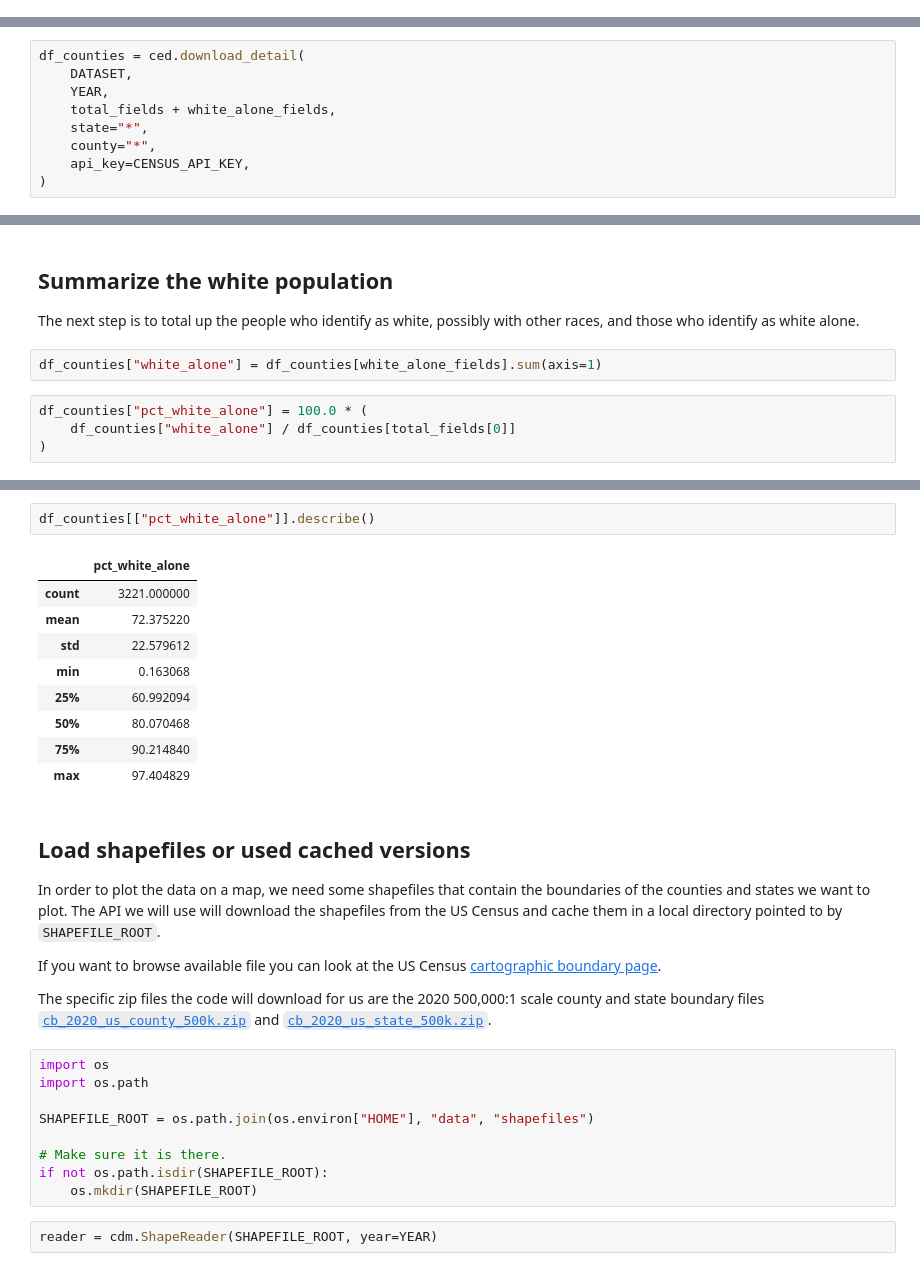
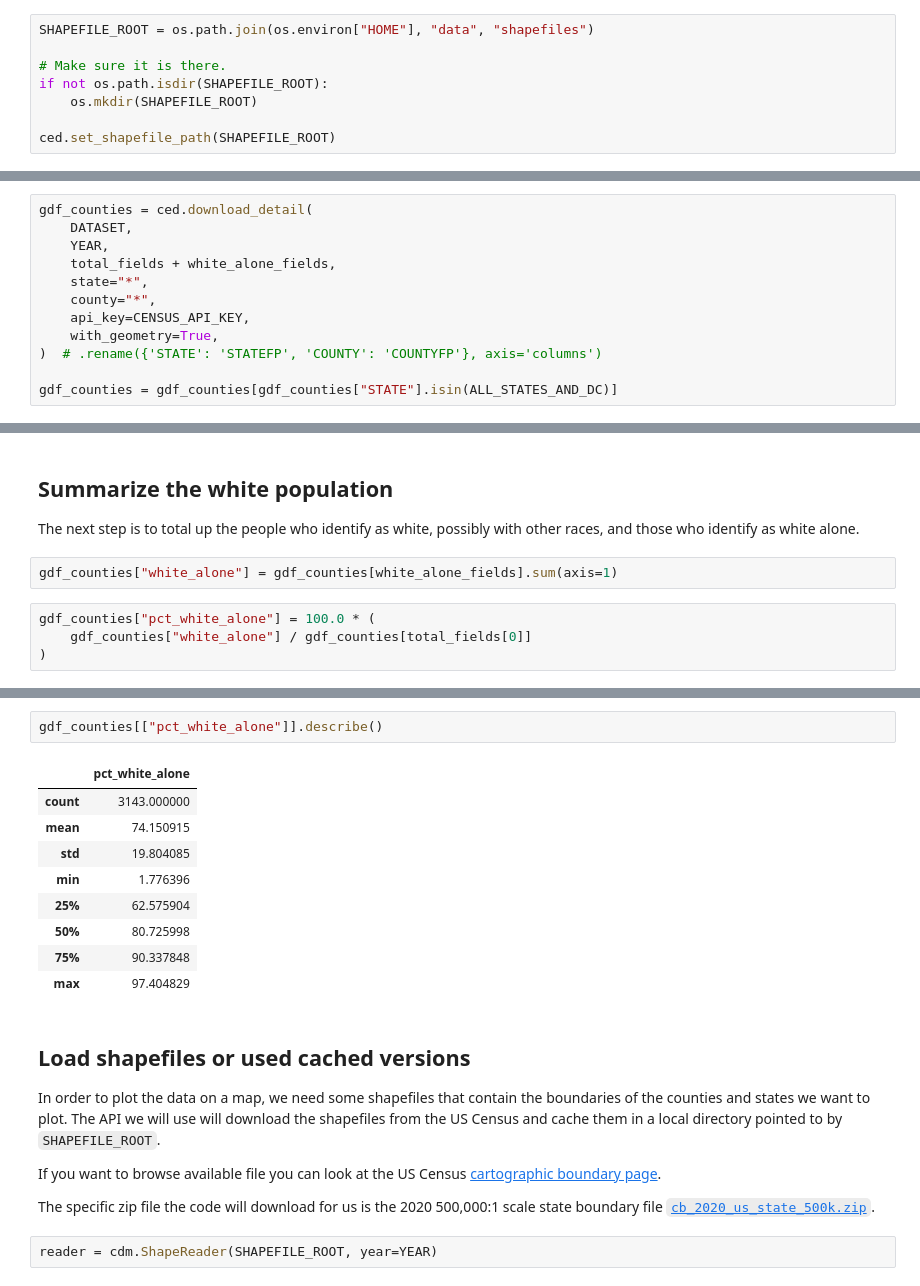
Before and after one commit to censusdis/censusdis, a Jupyter notebook: notebooks/Seeing White.ipynb, the cells around one changed output, grey strips where cells are left out. Drawn from its saved outputs; the diff is of its cells as text.

```diff
--- a/notebooks/Seeing White.ipynb
+++ b/notebooks/Seeing White.ipynb
@@ -40,6 +40,14 @@ For more details on what we are setting up here, see the comments
 in this [introductory notebook](https://github.com/vengroff/censusdis/blob/main/notebooks/SoMa%20DIS%20Demo.ipynb).
 # %%
 CENSUS_API_KEY = None
+# %%
+SHAPEFILE_ROOT = os.path.join(os.environ["HOME"], "data", "shapefiles")
+
+# Make sure it is there.
+if not os.path.isdir(SHAPEFILE_ROOT):
+    os.mkdir(SHAPEFILE_ROOT)
+
+ced.set_shapefile_path(SHAPEFILE_ROOT)
 # %%
 YEAR = 2020
 DATASET = "dec/pl"
@@ -78,10 +86,13 @@ Now that we know what fields we are interested in we can load data for those fie
 # %%
-df_counties = ced.download_detail(
+gdf_counties = ced.download_detail(
     DATASET,
     YEAR,
     total_fields + white_alone_fields,
     state="*",
     county="*",
     api_key=CENSUS_API_KEY,
-)
+    with_geometry=True,
+)  # .rename({'STATE': 'STATEFP', 'COUNTY': 'COUNTYFP'}, axis='columns')
+
+gdf_counties = gdf_counties[gdf_counties["STATE"].isin(ALL_STATES_AND_DC)]
 # %%
@@ -99,9 +110,9 @@ df_counties.head()
 The next step is to total up the people who identify as white, possibly with other races,
 and those who identify as white alone.
 # %%
-df_counties["white_alone"] = df_counties[white_alone_fields].sum(axis=1)
+gdf_counties["white_alone"] = gdf_counties[white_alone_fields].sum(axis=1)
 # %%
-df_counties["pct_white_alone"] = 100.0 * (
-    df_counties["white_alone"] / df_counties[total_fields[0]]
+gdf_counties["pct_white_alone"] = 100.0 * (
+    gdf_counties["white_alone"] / gdf_counties[total_fields[0]]
 )
 # %%
@@ -114,16 +125,16 @@ df_counties[total_fields + ["white_alone", "pct_white_alone"]].head()
 | 3 | 22293 | 16442 | 73.754093 |
 | 4 | 59134 | 49764 | 84.154632 |
 # %%
-df_counties[["pct_white_alone"]].describe()
+gdf_counties[["pct_white_alone"]].describe()
 # %% [output]
 |  | pct_white_alone |
-| count | 3221.000000 |
-| mean | 72.375220 |
-| std | 22.579612 |
-| min | 0.163068 |
-| 25% | 60.992094 |
-| 50% | 80.070468 |
-| 75% | 90.214840 |
+| count | 3143.000000 |
+| mean | 74.150915 |
+| std | 19.804085 |
+| min | 1.776396 |
+| 25% | 62.575904 |
+| 50% | 80.725998 |
+| 75% | 90.337848 |
 | max | 97.404829 |
 # %% [markdown]
 ## Load shapefiles or used cached versions
@@ -136,18 +147,8 @@ them in a local directory pointed to by `SHAPEFILE_ROOT`.
 If you want to browse available file you can look at the US Census
 [cartographic boundary page](https://www.census.gov/geographies/mapping-files/time-series/geo/cartographic-boundary.2020.html).
 
-The specific zip files the code will download for us are the 2020 500,000:1 scale county and state
-boundary files
-[`cb_2020_us_county_500k.zip`](https://www2.census.gov/geo/tiger/GENZ2020/shp/cb_2020_us_county_500k.zip) and
+The specific zip file the code will download for us is the 2020 500,000:1 scale state
+boundary file
 [`cb_2020_us_state_500k.zip`](https://www2.census.gov/geo/tiger/GENZ2020/shp/cb_2020_us_state_500k.zip).
-# %%
-import os
-import os.path
-
-SHAPEFILE_ROOT = os.path.join(os.environ["HOME"], "data", "shapefiles")
-
-# Make sure it is there.
-if not os.path.isdir(SHAPEFILE_ROOT):
-    os.mkdir(SHAPEFILE_ROOT)
 # %%
 reader = cdm.ShapeReader(SHAPEFILE_ROOT, year=YEAR)
```
Also changed, not shown: parts of 7 cells of this notebook, 2 other files.
